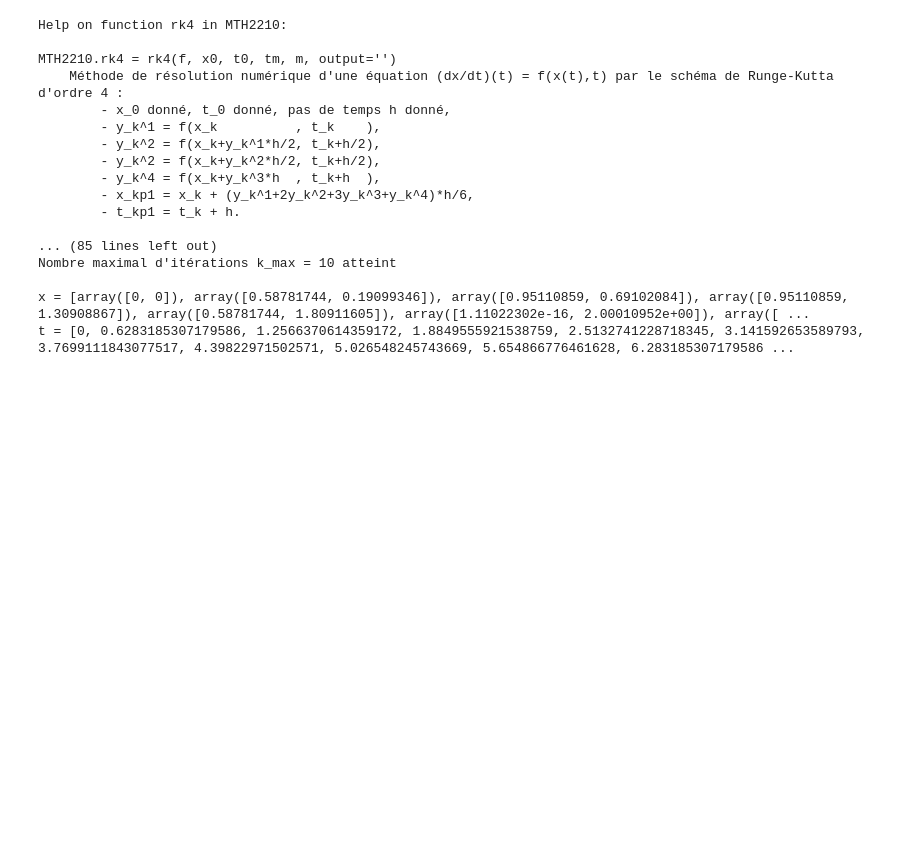
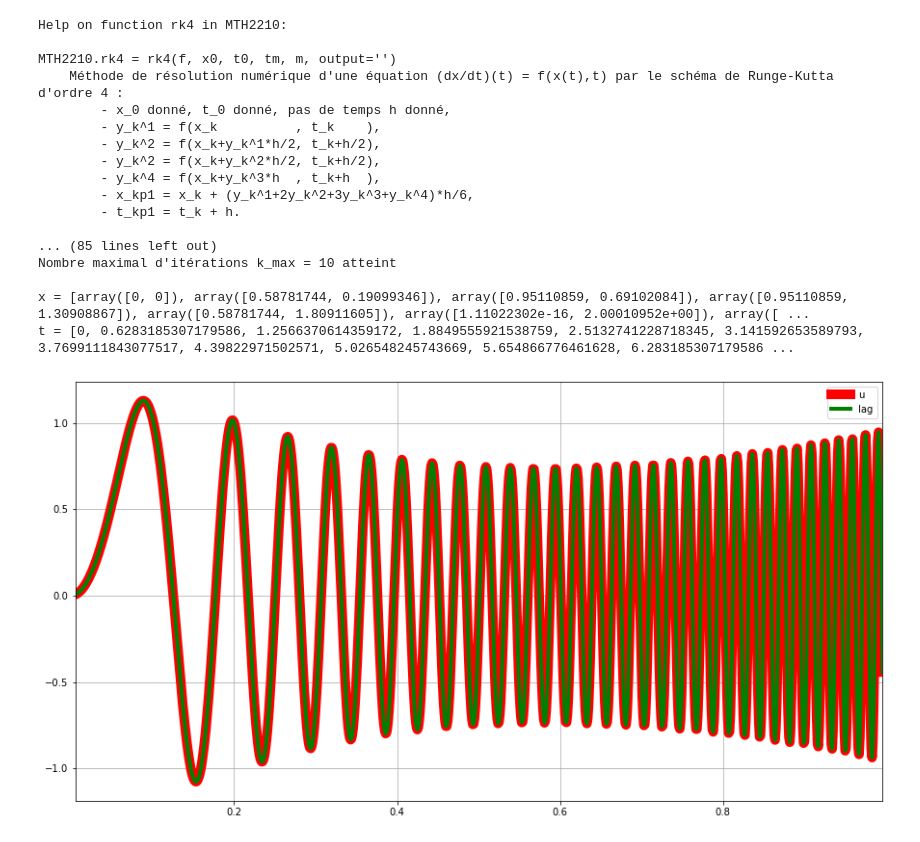
Before and after one commit to amontoison/MTH2210.py, a Jupyter notebook: MTH2210.ipynb, the cells around one changed output. Cells and saved outputs as stored; diff of their text form; code cells hidden in the pictures; blank space fills up the shorter version.

```diff
--- a/MTH2210.ipynb
+++ b/MTH2210.ipynb
@@ -193,3 +183,11 @@ for n in range(515,541):
 538 || +3.162277660 || -2.0685e-02
 539 || +2.828427125 || +3.1317e-01
 540 || +0.000000000 || +3.1416e+00
+# %%
+n = [i for i in range(1,11)]
+e1 = [1/ni for ni in n]
+e2 = [1/ni**2 for ni in n]
+
+print("  n || {:^16} || {:^10}".format("e1_n", "e2_n"))
+for i in range(len(n)):
+    print("{:>3} || {:+10.9e} || {:+5.4e}".format(i, e1[i], e2[i]))
@@ -501,3 +514,26 @@ Nombre maximal d'itérations k_max = 10 atteint
 
 x = [array([0, 0]), array([0.58781744, 0.19099346]), array([0.95110859, 0.69102084]), array([0.95110859, 1.30908867]), array([0.58781744, 1.80911605]), array([1.11022302e-16, 2.00010952e+00]), array([ ...
 t = [0, 0.6283185307179586, 1.2566370614359172, 1.8849555921538759, 2.5132741228718345, 3.141592653589793, 3.7699111843077517, 4.39822971502571, 5.026548245743669, 5.654866776461628, 6.283185307179586 ...
+# %%
+u = lambda x: (np.exp(3*x) * np.sin(200*x**2)) / (1+20*x**2)
+
+xu = np.linspace(0,1,1001)
+yu = [u(i) for i in xu]
+
+n = 200
+pt = n+1
+
+x200 = np.linspace(0,1,pt)
+u_x200 = [u(i) for i in x200]
+
+#yu, l200 = MTH2210.lagrange(x200, u_x200, xu, output="None")
+
+plt.figure(figsize=(15,8))
+plt.plot(xu,yu, "r", lw=10)
+plt.plot(xu, yu, "g", lw=4)
+plt.grid()
+plt.xlim((0.005,0.995))
+plt.legend(["u","lag"])
+plt.show()
+# %% [output]
+[figure, added]
```
Also changed, not shown: parts of 19 cells of this notebook, 3 other files.
